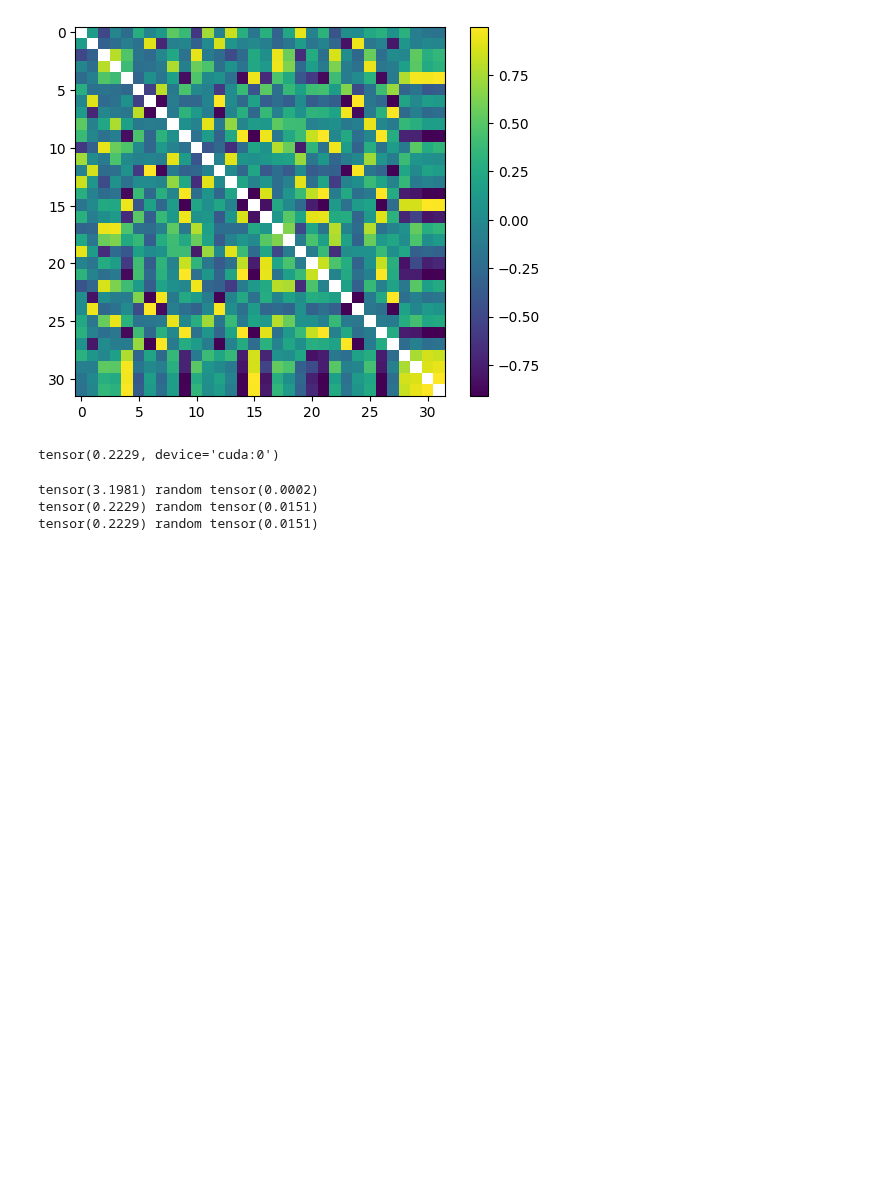
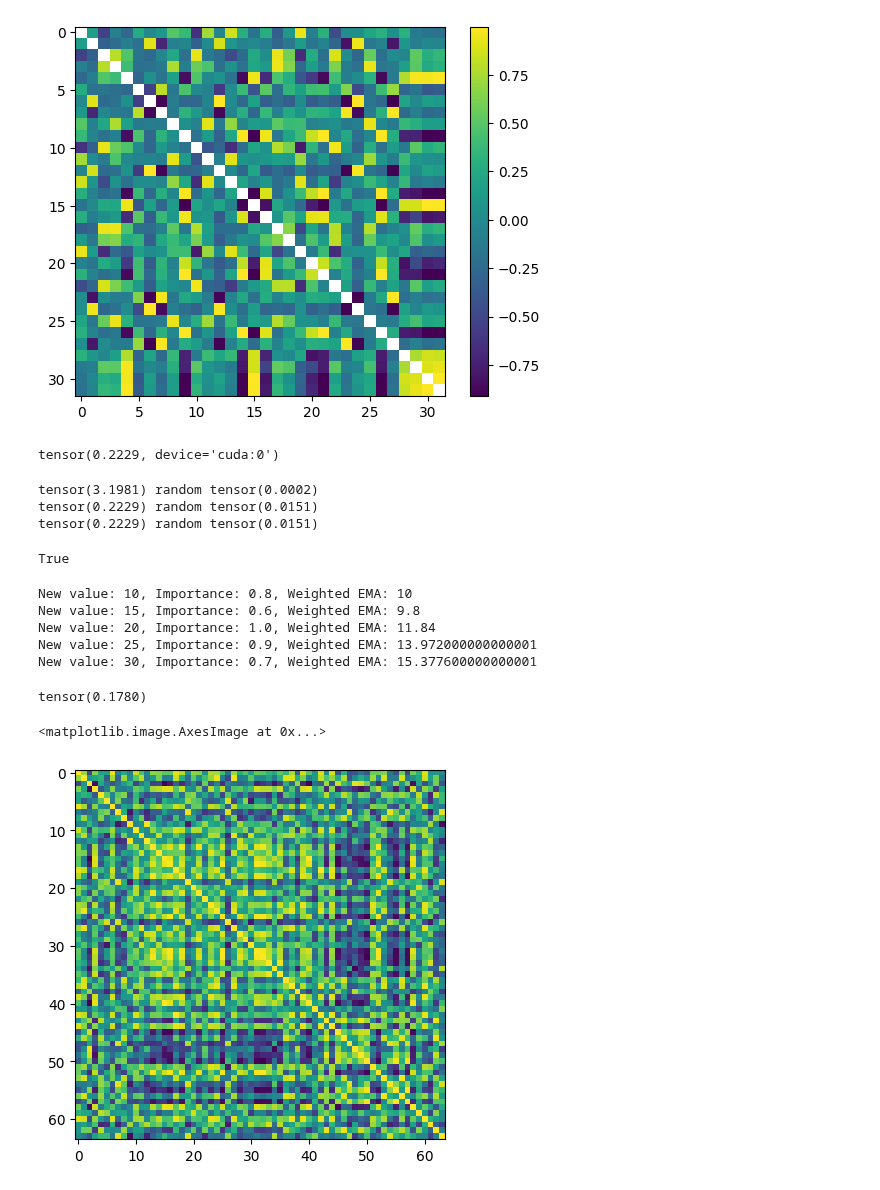
Before and after one commit to erlendlokna/Generative-SSL-VQVAE-modelling, a Jupyter notebook: lab.ipynb, the cells around one changed output. Cells and saved outputs as stored; diff of their text form; code cells hidden in the pictures; blank space fills up the shorter version.

```diff
--- a/lab.ipynb
+++ b/lab.ipynb
@@ -146,3 +153,70 @@ def exponential_weight_schedule(
             (base**epoch_ratio) - 1
         ) / (base - 1)
         return weight
+# %%
+import torch
+a = torch.tensor([1.0,2.0,3.0,4.0,5.0], requires_grad=True)
+l = torch.sum(a.detach())
+print(a.requires_grad)
+# %% [output]
+True
+# %%
+class WeightedEMA:
+    def __init__(self, decay_rate):
+        self.decay_rate = decay_rate
+        self.value = None
+
+    def update(self, new_value, importance=1.0):
+        if self.value is None:
+            self.value = new_value
+        else:
+            self.value = self.decay_rate * importance * new_value + (1 - self.decay_rate) * self.value
+
+    def get_ema(self):
+        return self.value
+
+
+# Example usage
+if __name__ == "__main__":
+    # Initialize Weighted EMA with a decay rate
+    weighted_ema = WeightedEMA(decay_rate=0.2)
+
+    # Example data with importance factors
+    data_with_importance = [(10, 0.8), (15, 0.6), (20, 1.0), (25, 0.9), (30, 0.7)]
+
+    # Update Weighted EMA with each data point and print the result
+    for value, importance in data_with_importance:
+        weighted_ema.update(value, importance)
+        ema_value = weighted_ema.get_ema()
+        print(f"New value: {value}, Importance: {importance}, Weighted EMA: {ema_value}")
+
+    # Output:
+    # New value: 10, Importance: 0.8, Weighted EMA: 8.0
+    # New value: 15, Importance: 0.6, Weighted EMA: 9.0
+    # New value: 20, Importance: 1.0, Weighted EMA: 14.6
+    # New value: 25, Importance: 0.9, Weighted EMA: 19.72
+    # New value: 30, Importance: 0.7, Weighted EMA: 23.4048
+# %% [output]
+New value: 10, Importance: 0.8, Weighted EMA: 10
+New value: 15, Importance: 0.6, Weighted EMA: 9.8
+New value: 20, Importance: 1.0, Weighted EMA: 11.84
+New value: 25, Importance: 0.9, Weighted EMA: 13.972000000000001
+New value: 30, Importance: 0.7, Weighted EMA: 15.377600000000001
+# %%
+codebook = vq.codebook
+
+codebook_normalized = (codebook - codebook.mean(dim=0)) / codebook.std(dim=0)
+
+C = torch.cov(codebook_normalized)
+C_diag = torch.diag(C, 0)
+
+loss = (torch.norm(C, "fro") ** 2 - torch.norm(C_diag, 2) ** 2) / (C.shape[0] * (C.shape[0] - 1))
+
+loss
+# %% [output]
+tensor(0.1780)
+# %%
+plt.imshow(C)
+# %% [output]
+<matplotlib.image.AxesImage at 0x...>
+[figure, added]
```
Also changed, not shown: parts of 9 cells of this notebook, 32 other files.
